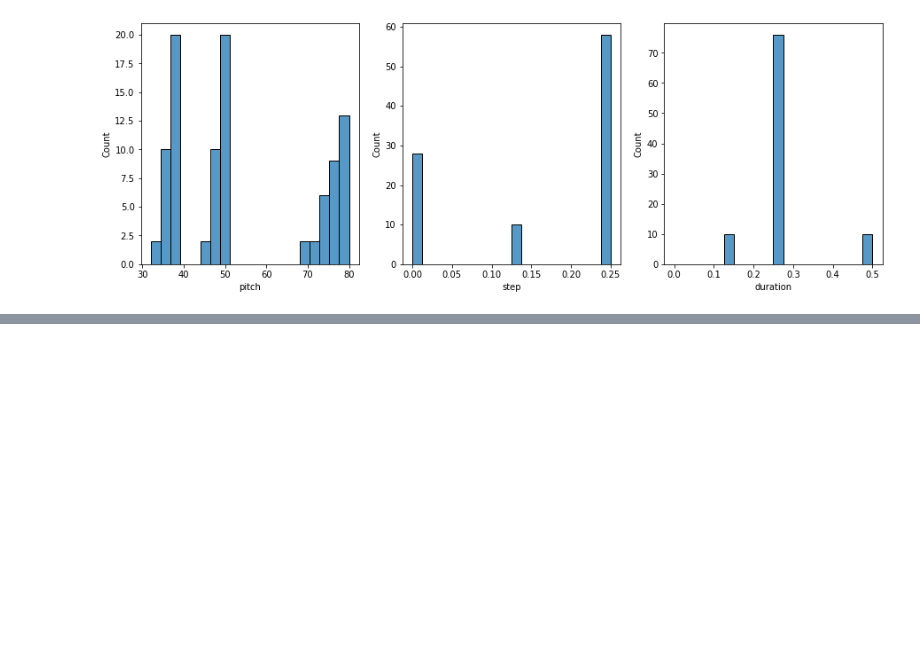
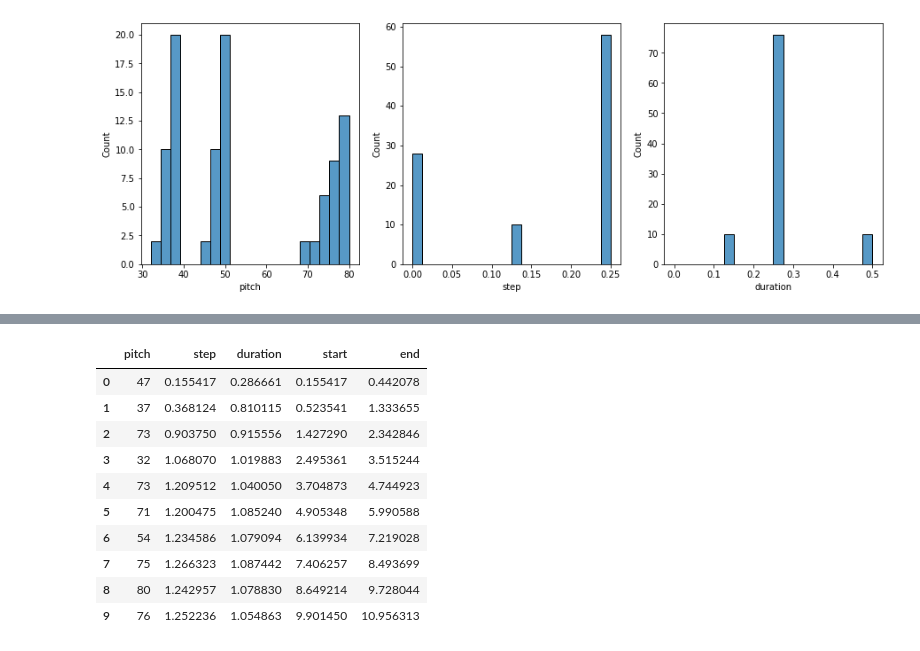
Before and after one commit to NicoloToscani/hardstyle-melody-rnn, a Jupyter notebook: hardstyle-rnn.ipynb, the cells around one changed output, grey strips where cells are left out. Drawn from its saved outputs; the diff is of its cells as text; code cells hidden in the pictures; blank space fills up the shorter version.

```diff
--- a/hardstyle-rnn.ipynb
+++ b/hardstyle-rnn.ipynb
@@ -150,0 +429,14 @@ plot_distributions(raw_notes)
+# %%
+generated_notes.head(10)
+# %% [output]
+|  | pitch | step | duration | start | end |
+| 0 | 47 | 0.155417 | 0.286661 | 0.155417 | 0.442078 |
+| 1 | 37 | 0.368124 | 0.810115 | 0.523541 | 1.333655 |
+| 2 | 73 | 0.903750 | 0.915556 | 1.427290 | 2.342846 |
+| 3 | 32 | 1.068070 | 1.019883 | 2.495361 | 3.515244 |
+| 4 | 73 | 1.209512 | 1.040050 | 3.704873 | 4.744923 |
+| 5 | 71 | 1.200475 | 1.085240 | 4.905348 | 5.990588 |
+| 6 | 54 | 1.234586 | 1.079094 | 6.139934 | 7.219028 |
+| 7 | 75 | 1.266323 | 1.087442 | 7.406257 | 8.493699 |
+| 8 | 80 | 1.242957 | 1.078830 | 8.649214 | 9.728044 |
+| 9 | 76 | 1.252236 | 1.054863 | 9.901450 | 10.956313 |
```
Also changed, not shown: parts of 23 cells of this notebook.
